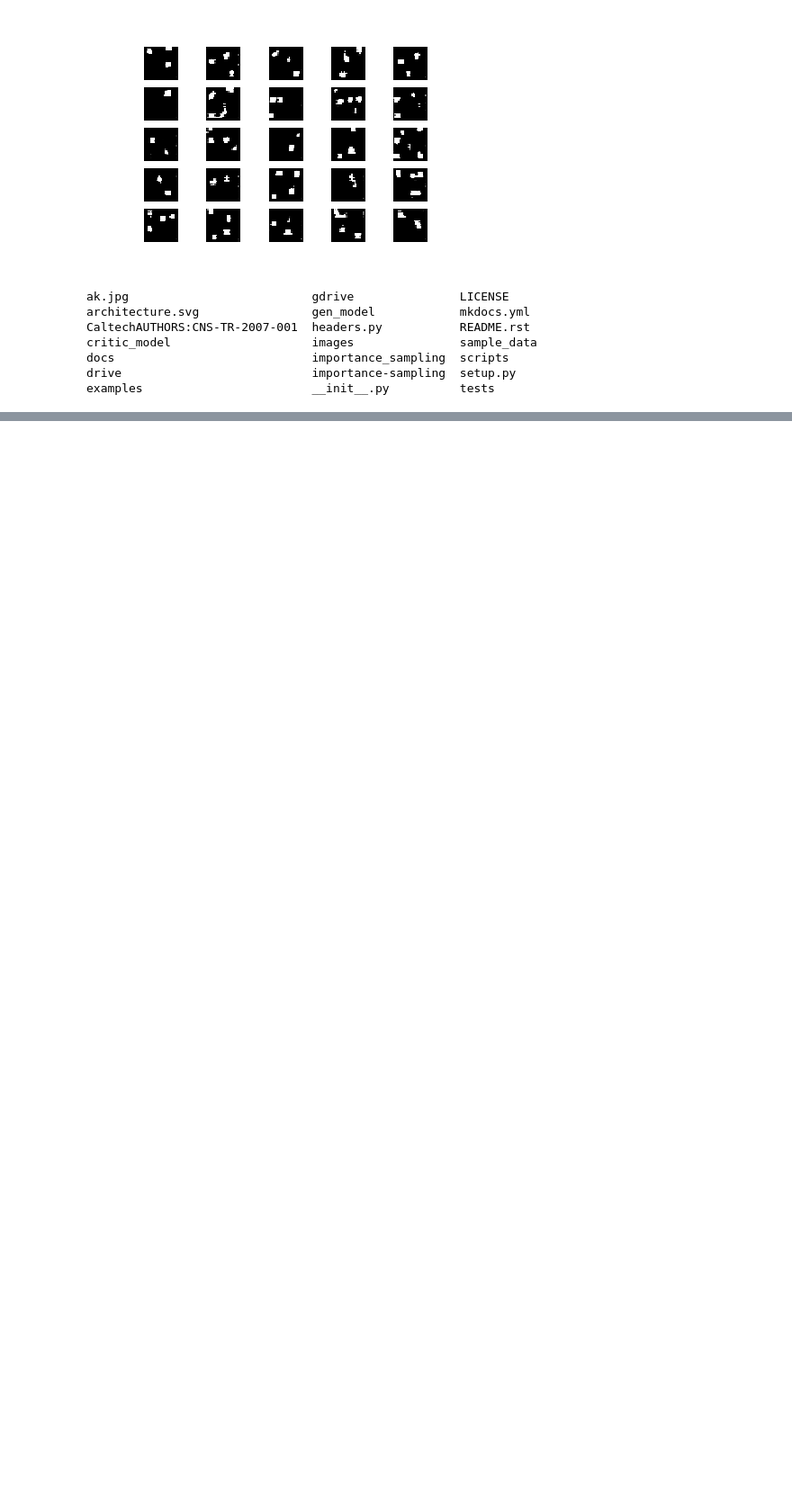
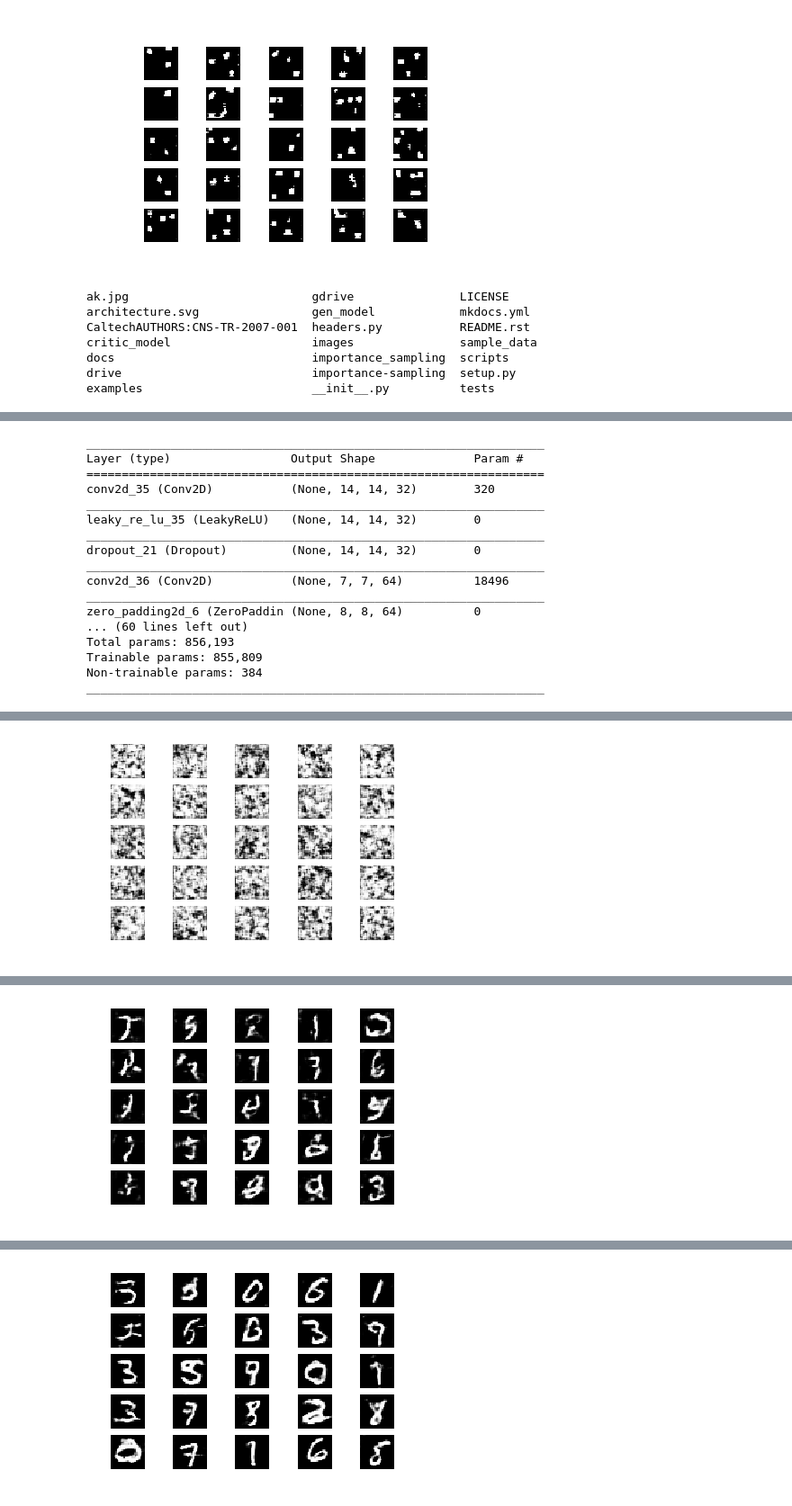
Before and after one commit to amitrege/Pro-GANS, a Jupyter notebook: Data-Generation.ipynb, the cells around one changed output, grey strips where cells are left out. Shown at 90% size. Cells and saved outputs as stored; diff of their text form; code cells hidden in the pictures; blank space fills up the shorter version.

```diff
--- a/Data-Generation.ipynb
+++ b/Data-Generation.ipynb
@@ -1323,0 +1137,33 @@ K.random_uniform((32, 1))
+# %%
+
+# Load the dataset
+(X_train, _), (_, _) = mnist.load_data()
+
+img_shape = (28,28,1)
+latent_dim = 100
+save_path = 'images'
+n_iter = 30000
+scaling = 127.5
+model_class = DCGAN
+
+# Train model
+gan = model_class(X_train, img_shape, latent_dim, save_path)
+gan.train(n_iter, 32, 2000, scaling)
+# %% [output]
+_________________________________________________________________
+Layer (type)                 Output Shape              Param #
+=================================================================
+conv2d_35 (Conv2D)           (None, 14, 14, 32)        320
+_________________________________________________________________
+leaky_re_lu_35 (LeakyReLU)   (None, 14, 14, 32)        0
+_________________________________________________________________
+dropout_21 (Dropout)         (None, 14, 14, 32)        0
+_________________________________________________________________
+conv2d_36 (Conv2D)           (None, 7, 7, 64)          18496
+_________________________________________________________________
+zero_padding2d_6 (ZeroPaddin (None, 8, 8, 64)          0
+... (60 lines left out)
+Total params: 856,193
+Trainable params: 855,809
+Non-trainable params: 384
+_________________________________________________________________
@@ -1323,0 +1171 @@ K.random_uniform((32, 1))
+[figure, added]
@@ -1323,0 +1173 @@ K.random_uniform((32, 1))
+[figure, added]
@@ -1323,0 +1175 @@ K.random_uniform((32, 1))
+[figure, added]
```
Also changed, not shown: parts of 39 cells of this notebook.
